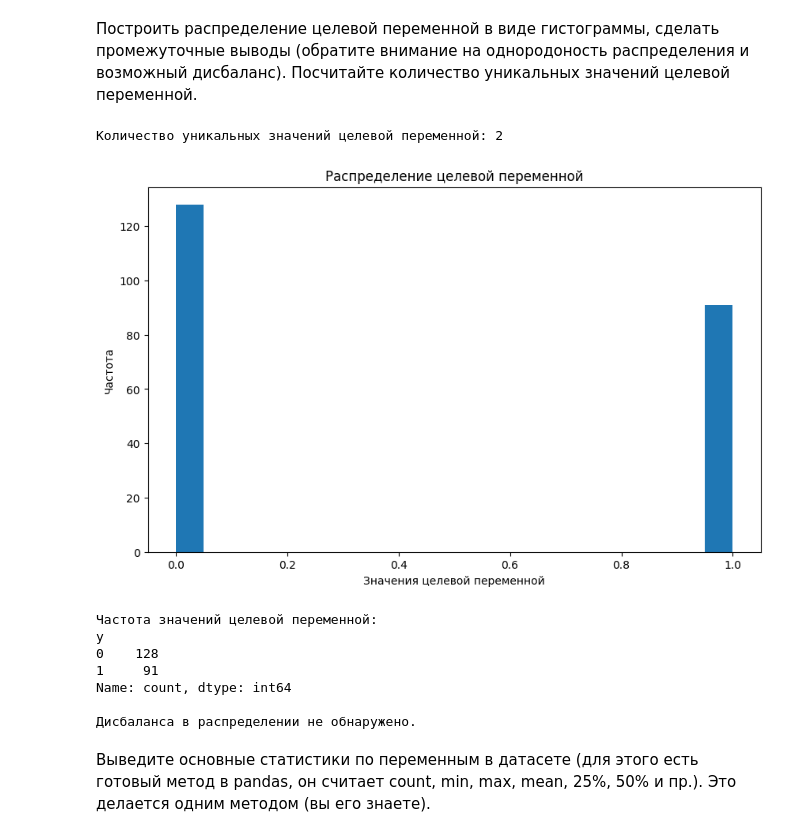
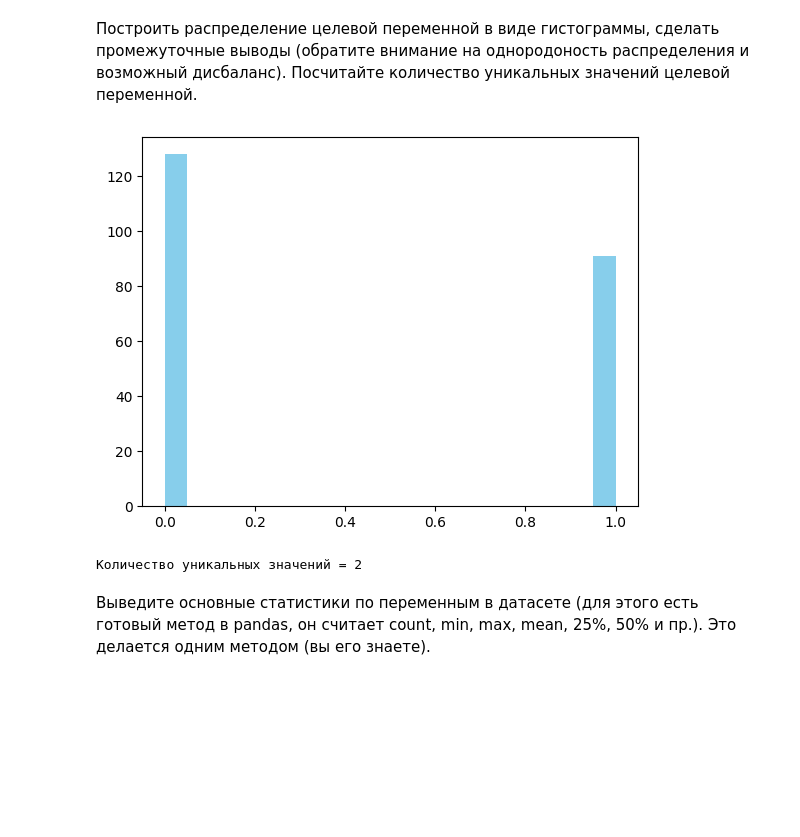
Before and after one commit to linzabali/II_LAB, a Jupyter notebook: lab2.ipynb, the cells around one changed output. Cells and saved outputs as stored; diff of their text form; code cells hidden in the pictures; blank space fills up the shorter version.

```diff
--- a/lab2.ipynb
+++ b/lab2.ipynb
@@ -1,3 +1,8 @@
 # %%
- import pandas as pd
-data = pd.read_csv('Downloads/data.csv', sep='\t')
+import pandas as pd
+import seaborn as sns
+file_path = r'C:\Users\eliza\Downloads\data (1).csv'
+data = pd.read_csv(file_path)
+import matplotlib.pyplot as plt
+df = pd.DataFrame(data)
+print(data.columns)
@@ -22,42 +34,16 @@ KeyTraits: категориальная переменная, описывающ
 ReasonsForLack: дополнительная информация, возможно, об отсутствующих качествах или ресурсах
 # %% [markdown]
 Построить распределение целевой переменной в виде гистограммы, сделать промежуточные выводы (обратите внимание на однородоность распределения и возможный дисбаланс). Посчитайте количество уникальных значений целевой переменной.
-# %%
-import pandas as pd
-import matplotlib.pyplot as plt
-
-file_path = 'Downloads/data.csv'
-data = pd.read_csv(file_path)
-target_variable = 'y'
-unique_values = data[target_variable].nunique()
-print(f"Количество уникальных значений целевой переменной: {unique_values}")
-
-plt.figure(figsize=(10, 6))
-data[target_variable].hist(bins=20)
-plt.title('Распределение целевой переменной')
-plt.xlabel('Значения целевой переменной')
-plt.ylabel('Частота')
-plt.grid(False)
-plt.show()
-
-value_counts = data[target_variable].value_counts()
-print("\nЧастота значений целевой переменной:")
-print(value_counts)
-
-if value_counts.values.max() > value_counts.values.mean() * 2:
-    print("\nОбнаружен дисбаланс в распределении целевой переменной.")
-else:
-    print("\nДисбаланса в распределении не обнаружено.")
-# %% [output]
-Количество уникальных значений целевой переменной: 2
-[figure, removed]
-Частота значений целевой переменной:
-y
-0    128
-1     91
-Name: count, dtype: int64
-
-Дисбаланса в распределении не обнаружено.
+# %%
+
+data['y'].hist(bins=20, color='skyblue')
+plt.grid(False)
+plt.show()
+
+print("Количество уникальных значений =", len(df['y'].unique()))
+# %% [output]
+[figure, added]
+Количество уникальных значений = 2
 # %% [markdown]
 Выведите основные статистики по переменным в датасете (для этого есть готовый метод в pandas, он считает count, min, max, mean, 25%, 50% и пр.). Это делается одним методом (вы его знаете).
 # %%
```
Also changed, not shown: parts of 12 cells of this notebook.
